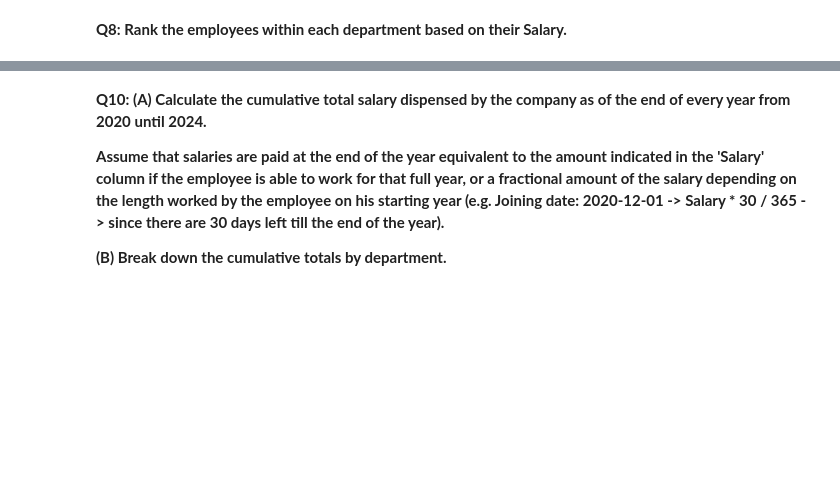
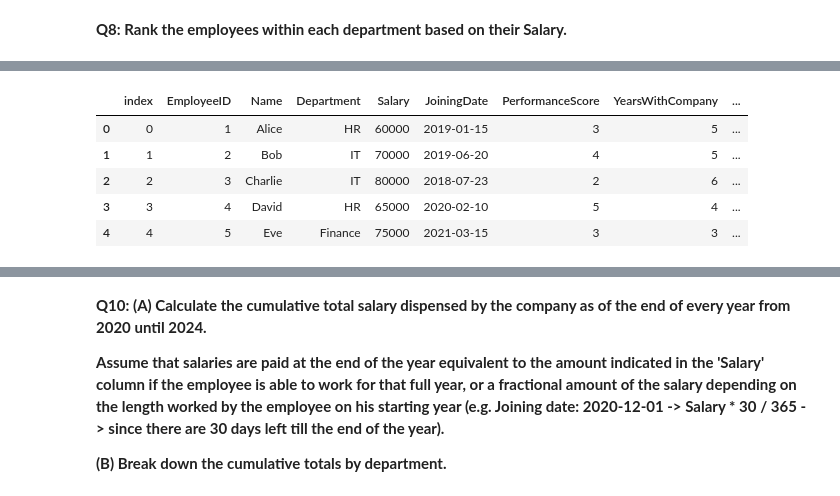
Before and after one commit to 20100215/DA-Must-Knows_Pandas-PySpark-SQL, a Jupyter notebook: notebook.ipynb, the cells around one changed output, grey strips where cells are left out. Saved outputs shown, nothing was run; the diff lists cells and outputs as text; code cells hidden in the pictures; blank space fills up the shorter version.

```diff
--- a/notebook.ipynb
+++ b/notebook.ipynb
@@ -434,0 +489,14 @@ merged_ps.show()
+# %%
+# SQL solution
+pd.read_sql_query(f'''
+    SELECT *, RANK() OVER(PARTITION BY "Department" ORDER BY "Salary" DESC) AS "SalaryRank"
+    FROM {schema}.employees
+    ORDER BY index
+''',conn)
+# %% [output]
+|  | index | EmployeeID | Name | Department | Salary | JoiningDate | PerformanceScore | YearsWithCompany | ... |
+| 0 | 0 | 1 | Alice | HR | 60000 | 2019-01-15 | 3 | 5 | ... |
+| 1 | 1 | 2 | Bob | IT | 70000 | 2019-06-20 | 4 | 5 | ... |
+| 2 | 2 | 3 | Charlie | IT | 80000 | 2018-07-23 | 2 | 6 | ... |
+| 3 | 3 | 4 | David | HR | 65000 | 2020-02-10 | 5 | 4 | ... |
+| 4 | 4 | 5 | Eve | Finance | 75000 | 2021-03-15 | 3 | 3 | ... |
```
Also changed, not shown: parts of 22 cells of this notebook, 1 other file.
